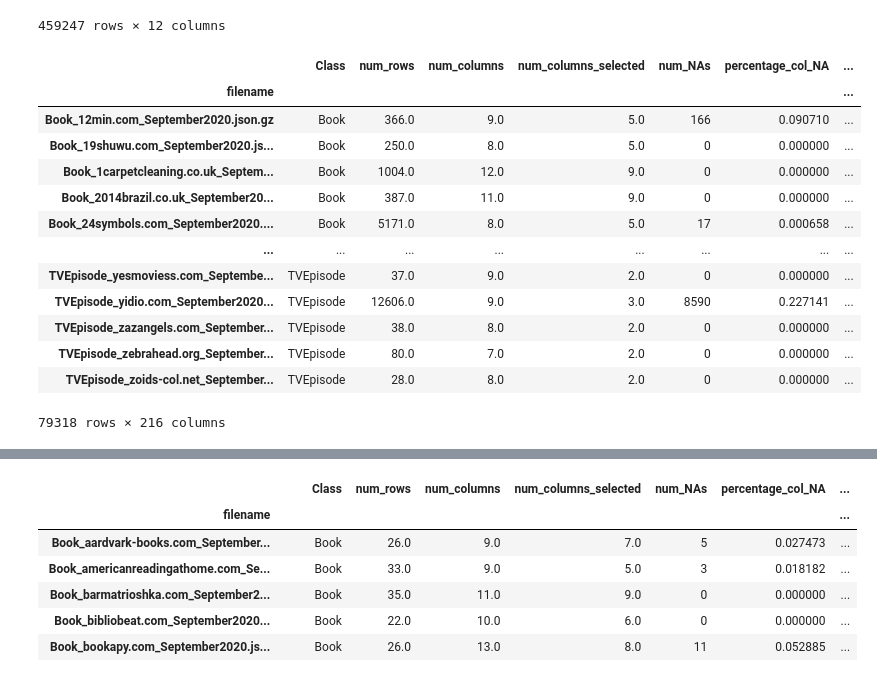
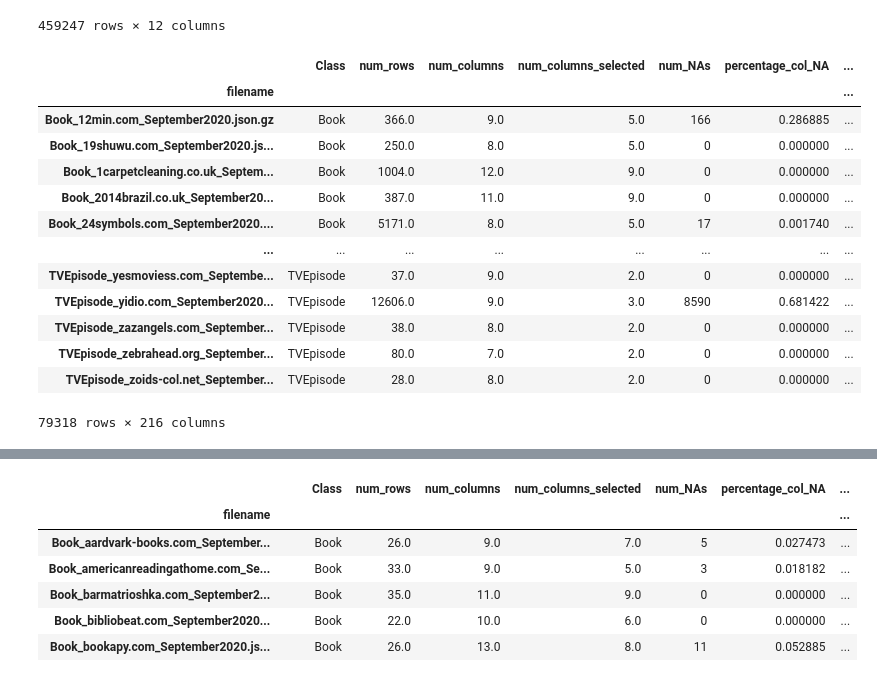
Before and after one commit to NiklasSabel/data_integration_using_deep_learning, a Jupyter notebook: notebooks/Schema/distribute_tables_jh.ipynb, the cells around one changed output, grey strips where cells are left out. Drawn from its saved outputs; the diff is of its cells as text; code cells hidden in the pictures.

```diff
--- a/notebooks/Schema/distribute_tables_jh.ipynb
+++ b/notebooks/Schema/distribute_tables_jh.ipynb
@@ -6,8 +6,8 @@ import gzip
 import os
 from os import listdir
 # %%
-#tables = pd.read_csv('../../src/data/data/CSV_files/detailed_columnStatistics_all_files.csv')
-#tables = tables.rename(columns={'sum_NA_tables':'sum_NA_sel_col'})
+tables = pd.read_csv('../../src/data/data/CSV_files/detailed_columnStatistics_all_files.csv')
+tables = tables.rename(columns={'sum_NA_tables':'sum_NA_sel_col'})
 tables['label']=tables['Class']+'_'+tables['columns']
 tables
 # %% [output]
@@ -27,21 +27,21 @@ tables
 # %%
 full_table=pd.concat([tables,pd.get_dummies(tables['label'])], axis=1)
 sum = full_table.groupby('filename').sum()
 sum =sum.drop(columns={'num_rows', 'num_columns', 'num_columns_selected', 'num_NAs', 'percentage_col_NA', 'percentage_table_NA'})
-full_table = full_table.groupby('filename').agg({'Class':'first','num_rows':'first','num_columns':'first', 'num_columns_selected' :'first', 'num_NAs':'sum', 'percentage_col_NA':'mean', 'percentage_table_NA':'mean'})
+full_table = full_table.groupby('filename').agg({'Class':'first','num_rows':'first','num_columns':'first', 'num_columns_selected' :'first', 'num_NAs':'sum', 'percentage_col_NA':'max', 'percentage_table_NA':'mean'})
 full_table = full_table.merge(sum, how='inner', on='filename')
 full_table
 # %% [output]
 |  | Class | num_rows | num_columns | num_columns_selected | num_NAs | percentage_col_NA | ... |
 | filename |  |  |  |  |  |  | ... |
-| Book_12min.com_September2020.json.gz | Book | 366.0 | 9.0 | 5.0 | 166 | 0.090710 | ... |
+| Book_12min.com_September2020.json.gz | Book | 366.0 | 9.0 | 5.0 | 166 | 0.286885 | ... |
 | Book_19shuwu.com_September2020.js... | Book | 250.0 | 8.0 | 5.0 | 0 | 0.000000 | ... |
 | Book_1carpetcleaning.co.uk_Septem... | Book | 1004.0 | 12.0 | 9.0 | 0 | 0.000000 | ... |
 | Book_2014brazil.co.uk_September20... | Book | 387.0 | 11.0 | 9.0 | 0 | 0.000000 | ... |
-| Book_24symbols.com_September2020.... | Book | 5171.0 | 8.0 | 5.0 | 17 | 0.000658 | ... |
+| Book_24symbols.com_September2020.... | Book | 5171.0 | 8.0 | 5.0 | 17 | 0.001740 | ... |
 | ... | ... | ... | ... | ... | ... | ... | ... |
 | TVEpisode_yesmoviess.com_Septembe... | TVEpisode | 37.0 | 9.0 | 2.0 | 0 | 0.000000 | ... |
-| TVEpisode_yidio.com_September2020... | TVEpisode | 12606.0 | 9.0 | 3.0 | 8590 | 0.227141 | ... |
+| TVEpisode_yidio.com_September2020... | TVEpisode | 12606.0 | 9.0 | 3.0 | 8590 | 0.681422 | ... |
 | TVEpisode_zazangels.com_September... | TVEpisode | 38.0 | 8.0 | 2.0 | 0 | 0.000000 | ... |
 | TVEpisode_zebrahead.org_September... | TVEpisode | 80.0 | 7.0 | 2.0 | 0 | 0.000000 | ... |
 | TVEpisode_zoids-col.net_September... | TVEpisode | 28.0 | 8.0 | 2.0 | 0 | 0.000000 | ... |
```
Also changed, not shown: parts of 3 cells of this notebook.
